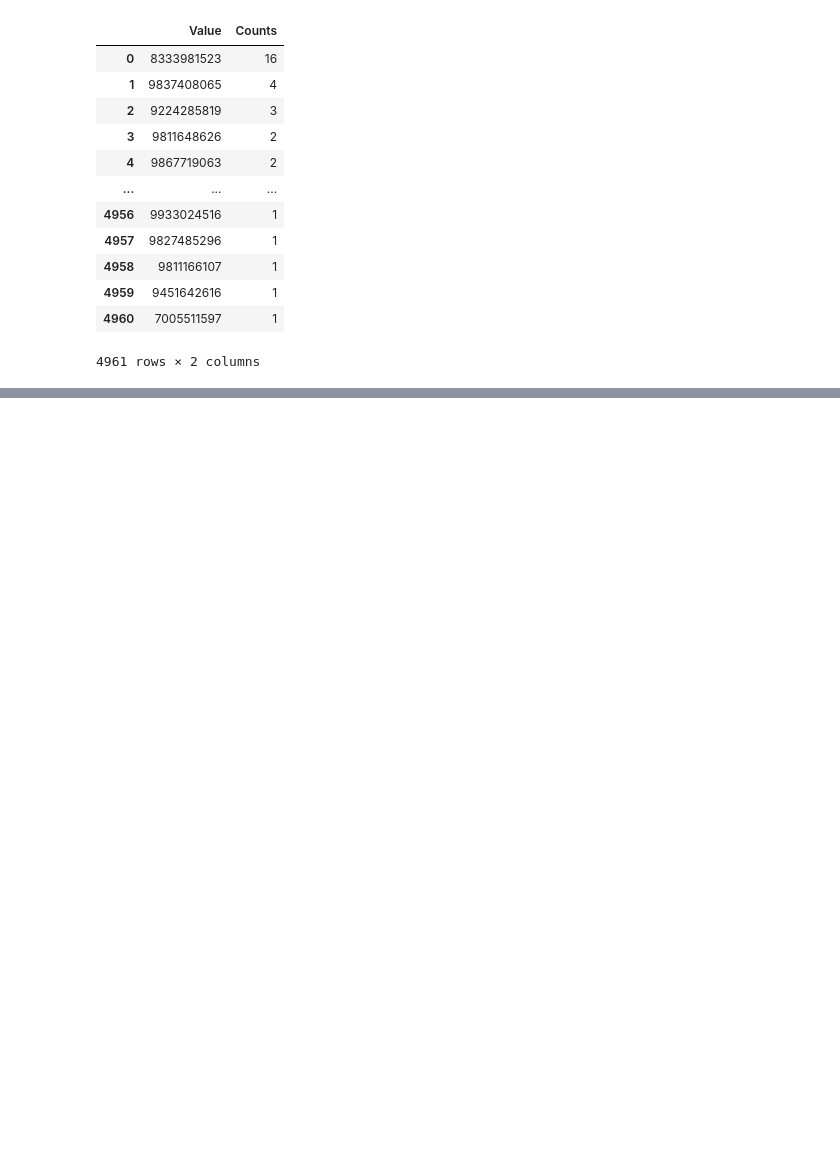
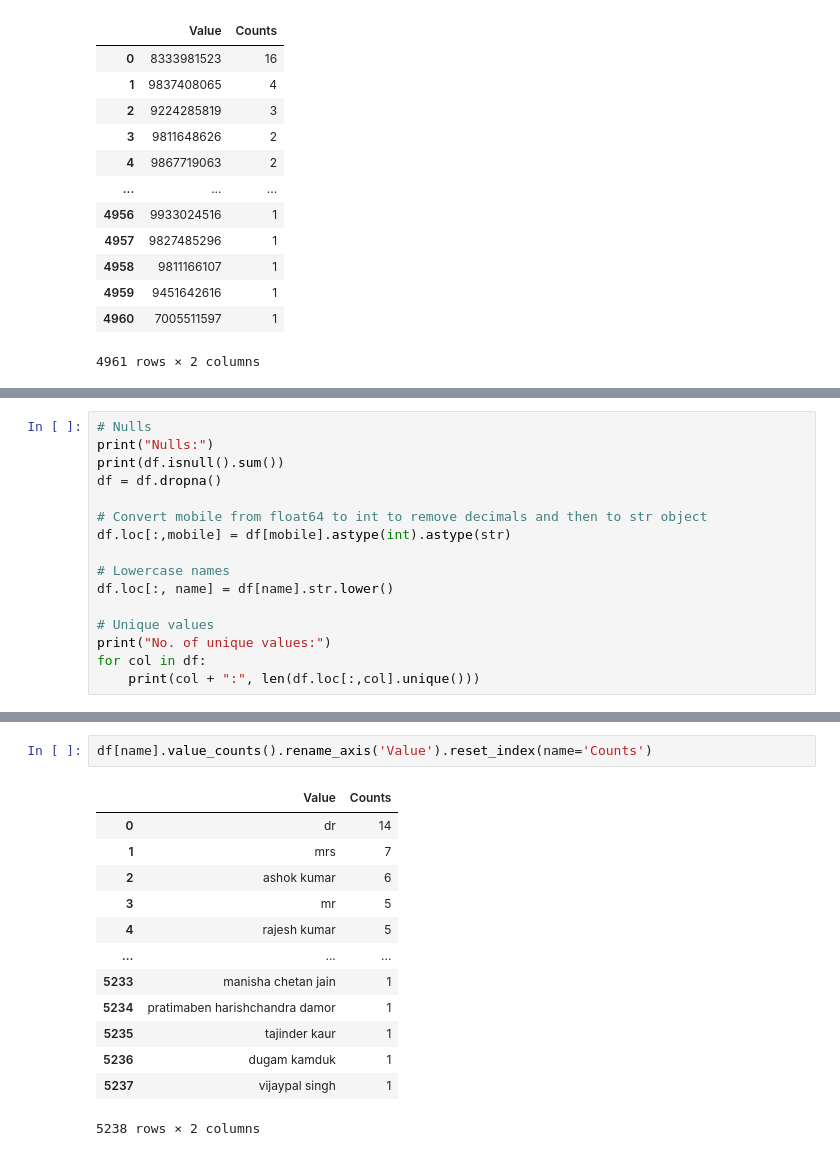
Before and after one commit to shayan-khoygani/Codebook, a Jupyter notebook: 42621 Final_Data_ngodarpan.gov.in/42621 Final_Data_ngodarpan.gov.in.ipynb, the cells around one changed output, grey strips where cells are left out. Saved outputs shown, nothing was run; the diff lists cells and outputs as text; blank space fills up the shorter version.

```diff
--- a/42621 Final_Data_ngodarpan.gov.in/42621 Final_Data_ngodarpan.gov.in.ipynb
+++ b/42621 Final_Data_ngodarpan.gov.in/42621 Final_Data_ngodarpan.gov.in.ipynb
@@ -2190,0 +2212,16 @@ Board Member mobile: 4961
+# %%
+# Nulls
+print("Nulls:")
+print(df.isnull().sum())
+df = df.dropna()
+
+# Convert mobile from float64 to int to remove decimals and then to str object
+df.loc[:,mobile] = df[mobile].astype(int).astype(str)
+
+# Lowercase names
+df.loc[:, name] = df[name].str.lower()
+
+# Unique values
+print("No. of unique values:")
+for col in df:
+    print(col + ":", len(df.loc[:,col].unique()))
@@ -2190,0 +2238,16 @@ Board Member mobile: 4961
+# %%
+df[name].value_counts().rename_axis('Value').reset_index(name='Counts')
+# %% [output]
+|  | Value | Counts |
+| 0 | dr | 14 |
+| 1 | mrs | 7 |
+| 2 | ashok kumar | 6 |
+| 3 | mr | 5 |
+| 4 | rajesh kumar | 5 |
+| ... | ... | ... |
+| 5233 | manisha chetan jain | 1 |
+| 5234 | pratimaben harishchandra damor | 1 |
+| 5235 | tajinder kaur | 1 |
+| 5236 | dugam kamduk | 1 |
+| 5237 | vijaypal singh | 1 |
+5238 rows × 2 columns
```
Also changed, not shown: parts of 5 cells of this notebook.
